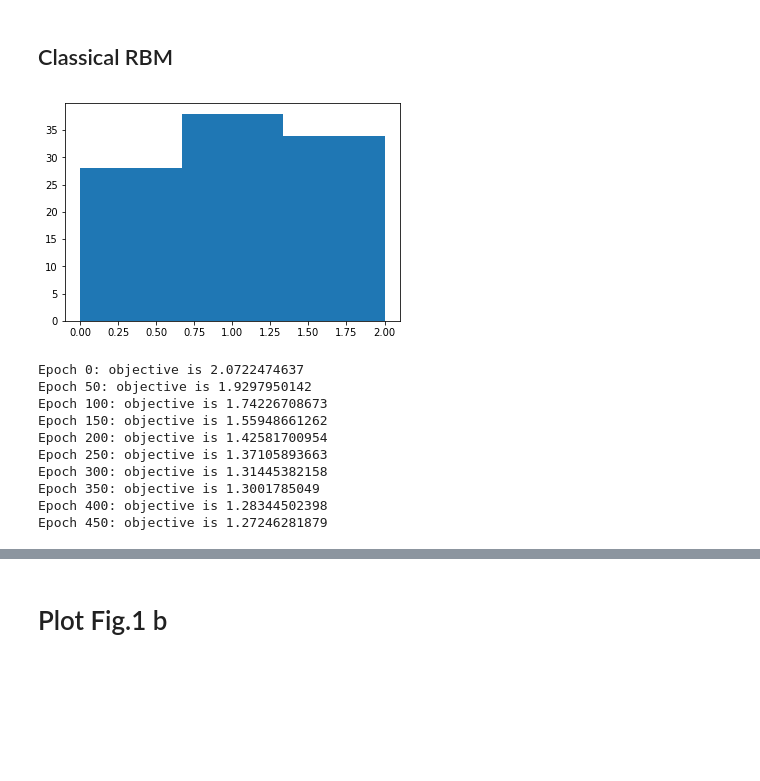
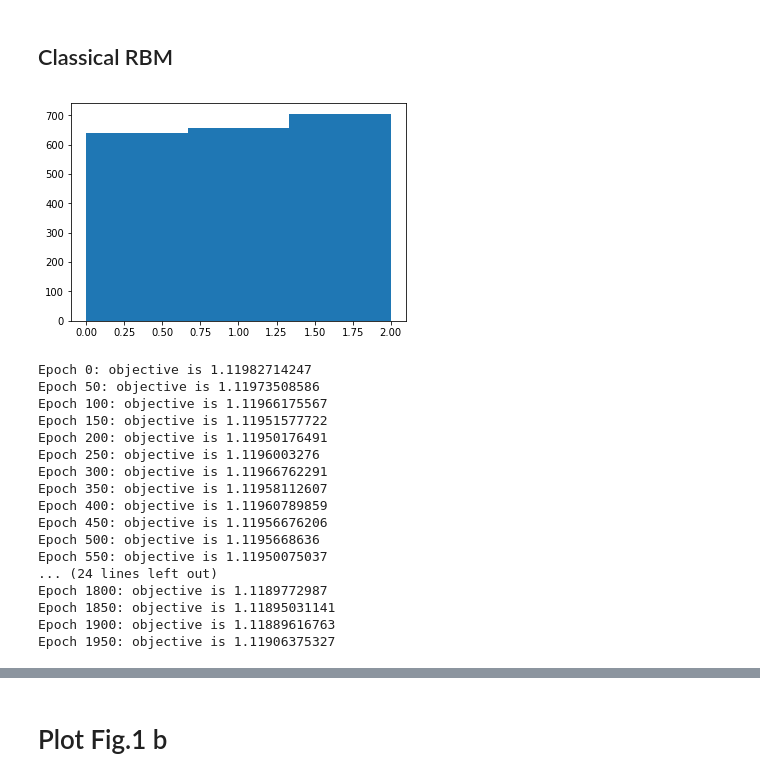
Before and after one commit to RQC-QApp/NNQST, a Jupyter notebook: nn_qst/nn_qst.ipynb, the cells around one changed output, grey strips where cells are left out. Saved outputs shown, nothing was run; the diff lists cells and outputs as text; code cells hidden in the pictures; blank space fills up the shorter version.

```diff
--- a/nn_qst/nn_qst.ipynb
+++ b/nn_qst/nn_qst.ipynb
@@ -54,23 +103,30 @@ utils.plot_histogram(states)
 # %%
 num_units = 3
 
-r_cl = rbm_classic.RBM(num_units, 3)
-dataset = utils.dataset_w(num_units, 100, hist=True)
+r_cl = rbm_classic.RBM(num_units, 5)
+dataset = utils.dataset_w(num_units, 2000, hist=True)
 # %% [output]
-[figure, old version]
+[figure, new version]
 # %%
-r_cl.train(dataset, max_epochs=500, learning_rate=0.5)
+r_cl.train(dataset, max_epochs=2000, learning_rate=0.1)
 # %% [output]
-Epoch 0: objective is 2.0722474637
-Epoch 50: objective is 1.9297950142
-Epoch 100: objective is 1.74226708673
-Epoch 150: objective is 1.55948661262
-Epoch 200: objective is 1.42581700954
-Epoch 250: objective is 1.37105893663
-Epoch 300: objective is 1.31445382158
-Epoch 350: objective is 1.3001785049
-Epoch 400: objective is 1.28344502398
-Epoch 450: objective is 1.27246281879
+Epoch 0: objective is 1.11982714247
+Epoch 50: objective is 1.11973508586
+Epoch 100: objective is 1.11966175567
+Epoch 150: objective is 1.11951577722
+Epoch 200: objective is 1.11950176491
+Epoch 250: objective is 1.1196003276
+Epoch 300: objective is 1.11966762291
+Epoch 350: objective is 1.11958112607
+Epoch 400: objective is 1.11960789859
+Epoch 450: objective is 1.11956676206
+Epoch 500: objective is 1.1195668636
+Epoch 550: objective is 1.11950075037
+... (24 lines left out)
+Epoch 1800: objective is 1.1189772987
+Epoch 1850: objective is 1.11895031141
+Epoch 1900: objective is 1.11889616763
+Epoch 1950: objective is 1.11906375327
 # %%
 plt.plot(r_cl.objectives)
 plt.title('Objective function - Ksi - RBM_CLASSIC')
```
Also changed, not shown: parts of 12 cells of this notebook, 3 other files.
